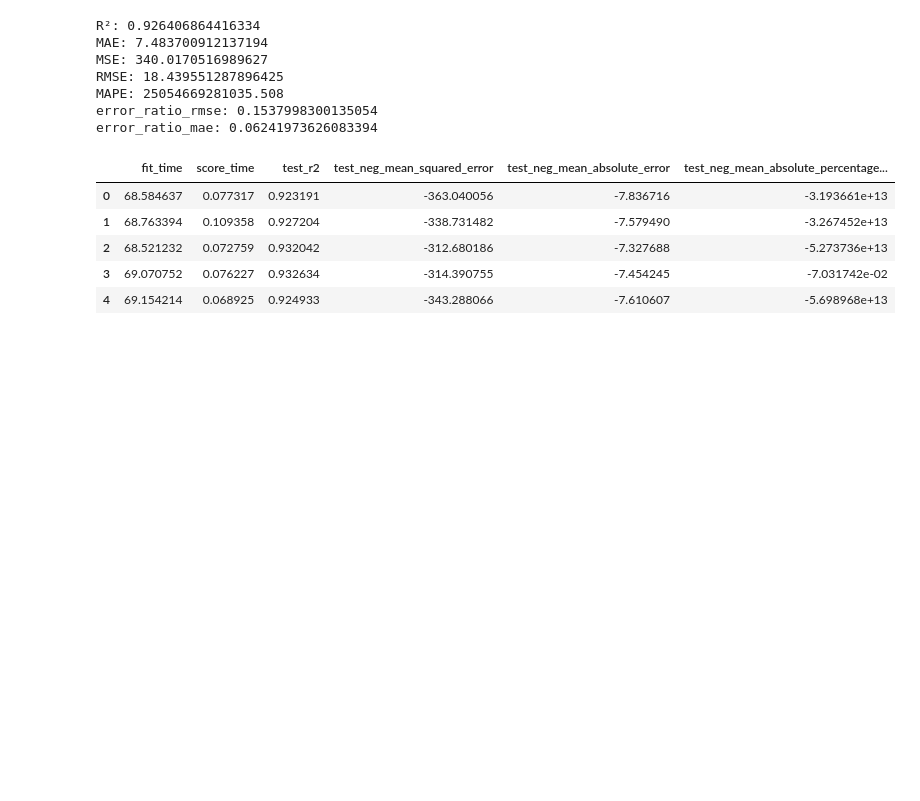
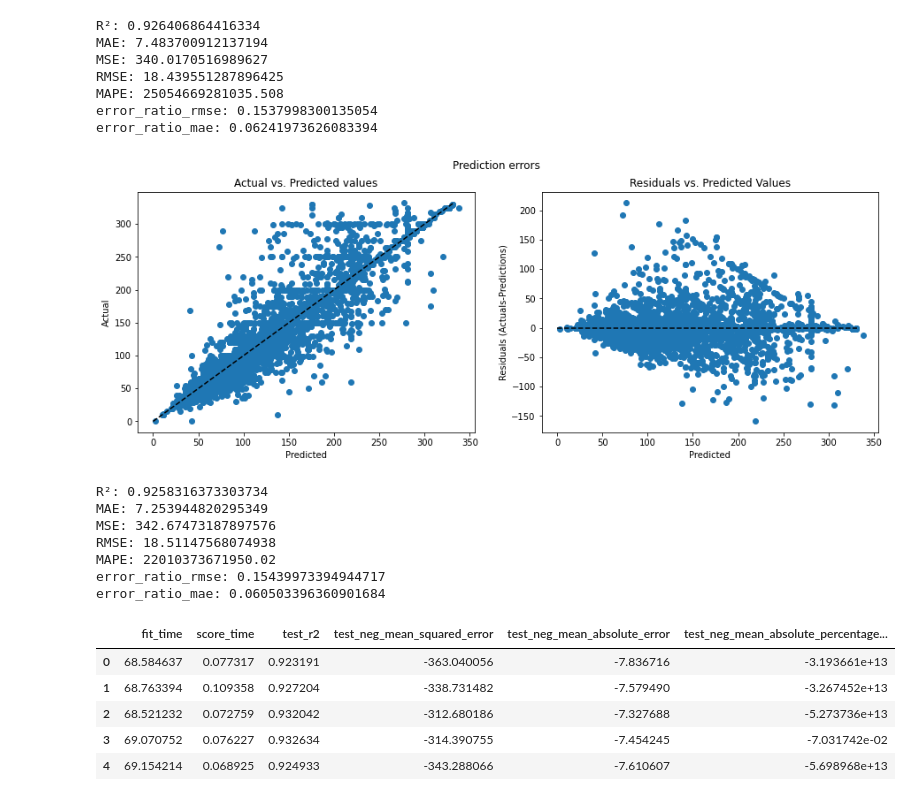
Before and after one commit to ensemblegroupDSBA/EL_project, a Jupyter notebook: NEW_NY_bnb_pricing_ipynb.ipynb, the cells around one changed output. Saved outputs shown, nothing was run; the diff lists cells and outputs as text; code cells hidden in the pictures; blank space fills up the shorter version.

```diff
--- a/NEW_NY_bnb_pricing_ipynb.ipynb
+++ b/NEW_NY_bnb_pricing_ipynb.ipynb
@@ -609,6 +692,21 @@ RMSE: 18.439551287896425
 MAPE: 25054669281035.508
 error_ratio_rmse: 0.1537998300135054
 error_ratio_mae: 0.06241973626083394
+# %%
+selection_model_gb = GradientBoostingRegressor(n_estimators = 300, max_depth = 5, min_samples_split = 2, learning_rate = 0.1, loss = 'squared_error')
+selection_model_gb.fit(select_X_train, y_train)
+# eval model
+y_pred_gb = selection_model_gb.predict(select_X_test)
+gb_scores_selection=scores(y_test,y_pred_gb,plot= True)
+# %% [output]
+[figure, added]
+R²: 0.9258316373303734
+MAE: 7.253944820295349
+MSE: 342.67473187897576
+RMSE: 18.51147568074938
+MAPE: 22010373671950.02
+error_ratio_rmse: 0.15439973394944717
+error_ratio_mae: 0.060503396360901684
 # %%
 # cross_validation
 cv_result = cross_validate(gdb, X_train, y_train,scoring=('r2', 'neg_mean_squared_error','neg_mean_absolute_error','neg_mean_absolute_percentage_error'))
```
Also changed, not shown: parts of 9 cells of this notebook.
